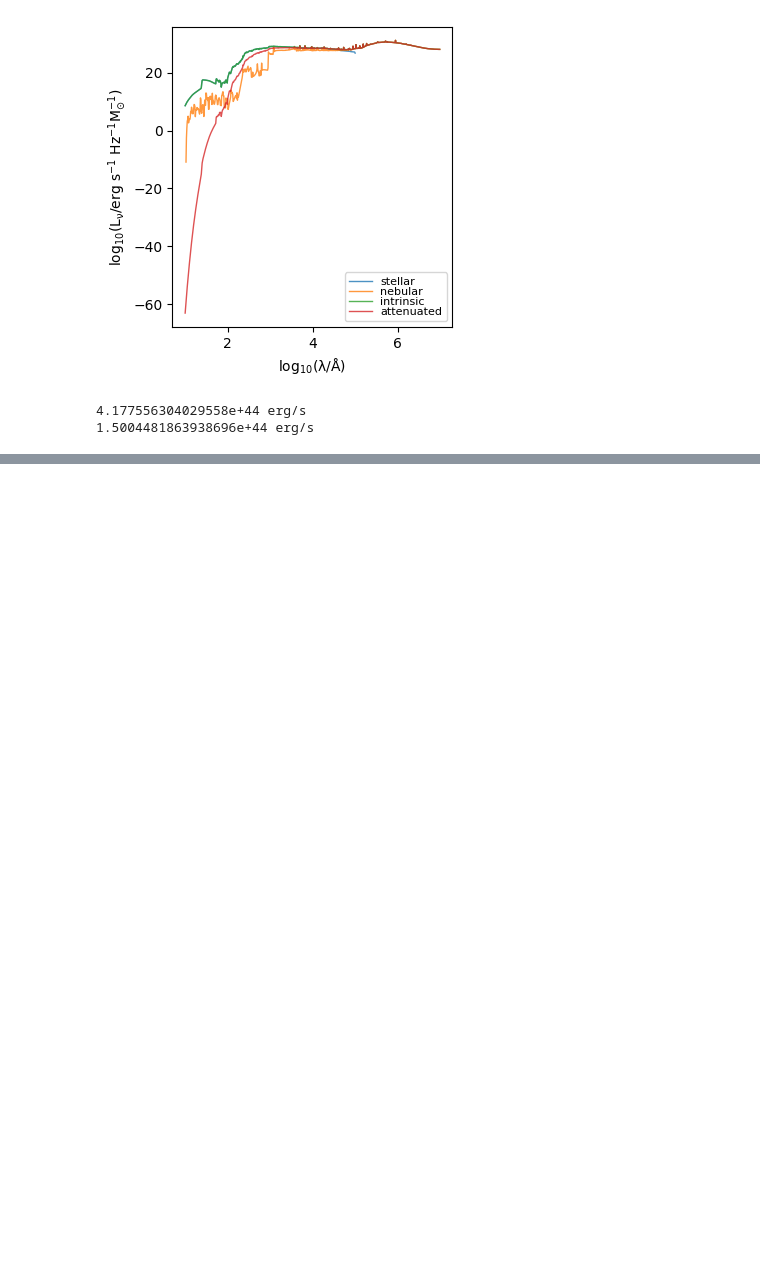
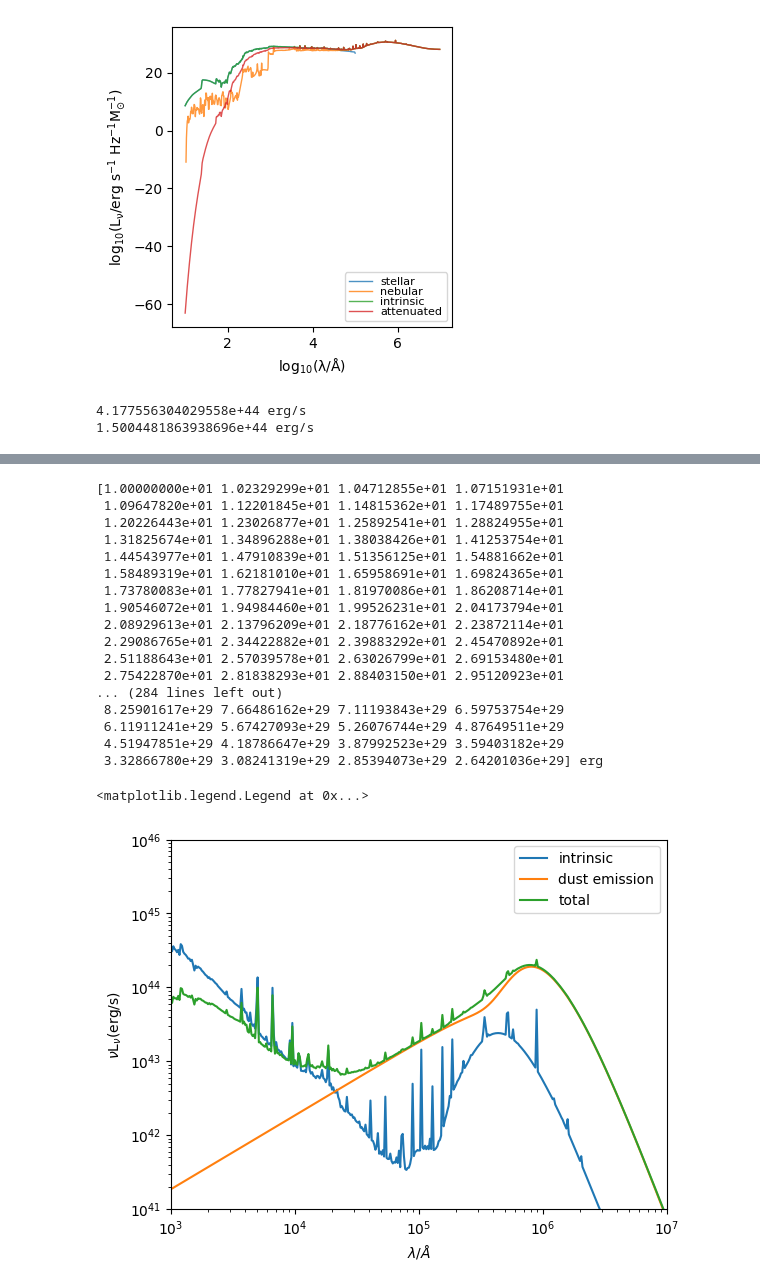
Before and after one commit to tHarvey303/synthesizer, a Jupyter notebook: docs/source/parametric/generate_dust_sed.ipynb, the cells around one changed output, grey strips where cells are left out. Drawn from its saved outputs; the diff is of its cells as text; code cells hidden in the pictures; blank space fills up the shorter version.

Commit message:
added casey12 example

```diff
--- a/docs/source/parametric/generate_dust_sed.ipynb
+++ b/docs/source/parametric/generate_dust_sed.ipynb
@@ -84,0 +88,33 @@ plt.legend()
+# %%
+emissionmodel = Casey12(T=35*K, emissivity=1.6, alpha=2., lam_0=100*um)
+# %%
+galaxy.get_spectra_dust(emissionmodel)
+
+plt.loglog(galaxy.spectra['intrinsic'].lam, galaxy.spectra['stellar'].nu*galaxy.spectra['intrinsic'].lnu, label = 'intrinsic')
+plt.loglog(galaxy.spectra['dust'].lam, galaxy.spectra['stellar'].nu*galaxy.spectra['dust'].lnu, label = 'dust emission')
+plt.loglog(galaxy.spectra['total'].lam, galaxy.spectra['stellar'].nu*galaxy.spectra['total'].lnu, label = 'total')
+plt.xlabel(r'$\lambda$/$\AA$')
+plt.ylabel(r'$\nu$L$_{\nu}$(erg/s)')
+plt.ylim([1E41, 1E46])
+plt.xlim([1E3, 1E7])
+plt.legend()
+# %% [output]
+[1.00000000e+01 1.02329299e+01 1.04712855e+01 1.07151931e+01
+ 1.09647820e+01 1.12201845e+01 1.14815362e+01 1.17489755e+01
+ 1.20226443e+01 1.23026877e+01 1.25892541e+01 1.28824955e+01
+ 1.31825674e+01 1.34896288e+01 1.38038426e+01 1.41253754e+01
+ 1.44543977e+01 1.47910839e+01 1.51356125e+01 1.54881662e+01
+ 1.58489319e+01 1.62181010e+01 1.65958691e+01 1.69824365e+01
+ 1.73780083e+01 1.77827941e+01 1.81970086e+01 1.86208714e+01
+ 1.90546072e+01 1.94984460e+01 1.99526231e+01 2.04173794e+01
+ 2.08929613e+01 2.13796209e+01 2.18776162e+01 2.23872114e+01
+ 2.29086765e+01 2.34422882e+01 2.39883292e+01 2.45470892e+01
+ 2.51188643e+01 2.57039578e+01 2.63026799e+01 2.69153480e+01
+ 2.75422870e+01 2.81838293e+01 2.88403150e+01 2.95120923e+01
+... (284 lines left out)
+ 8.25901617e+29 7.66486162e+29 7.11193843e+29 6.59753754e+29
+ 6.11911241e+29 5.67427093e+29 5.26076744e+29 4.87649511e+29
+ 4.51947851e+29 4.18786647e+29 3.87992523e+29 3.59403182e+29
+ 3.32866780e+29 3.08241319e+29 2.85394073e+29 2.64201036e+29] erg
+<matplotlib.legend.Legend at 0x...>
+[figure, added]
```
Also changed, not shown: parts of 2 cells of this notebook.
